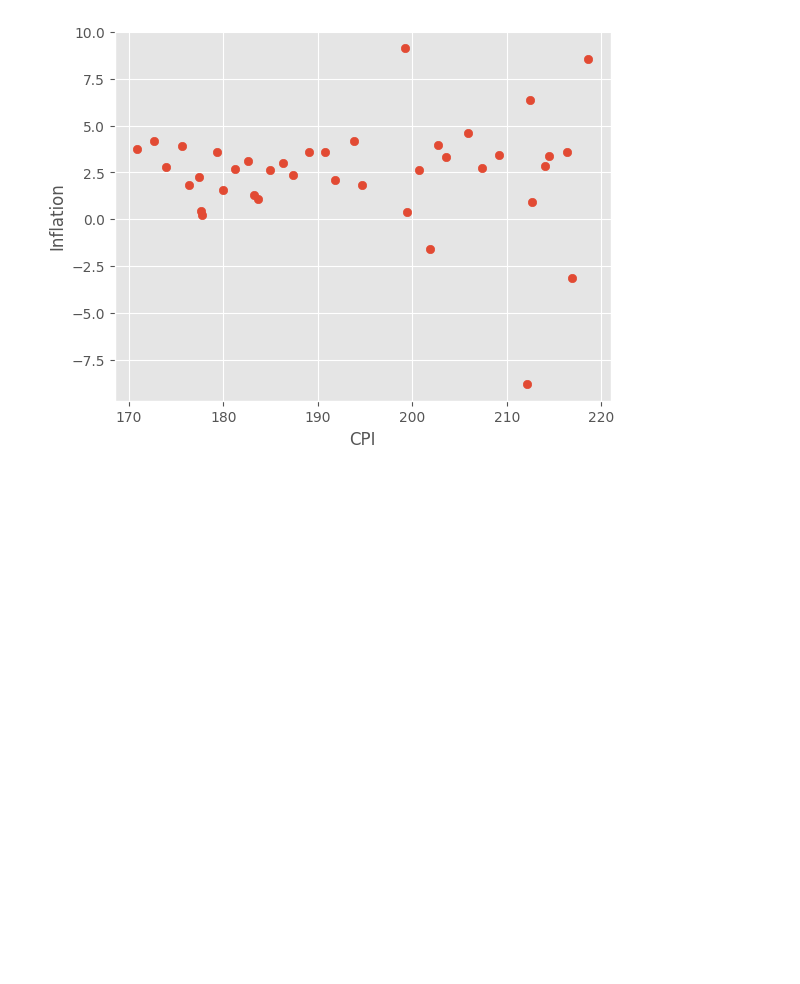
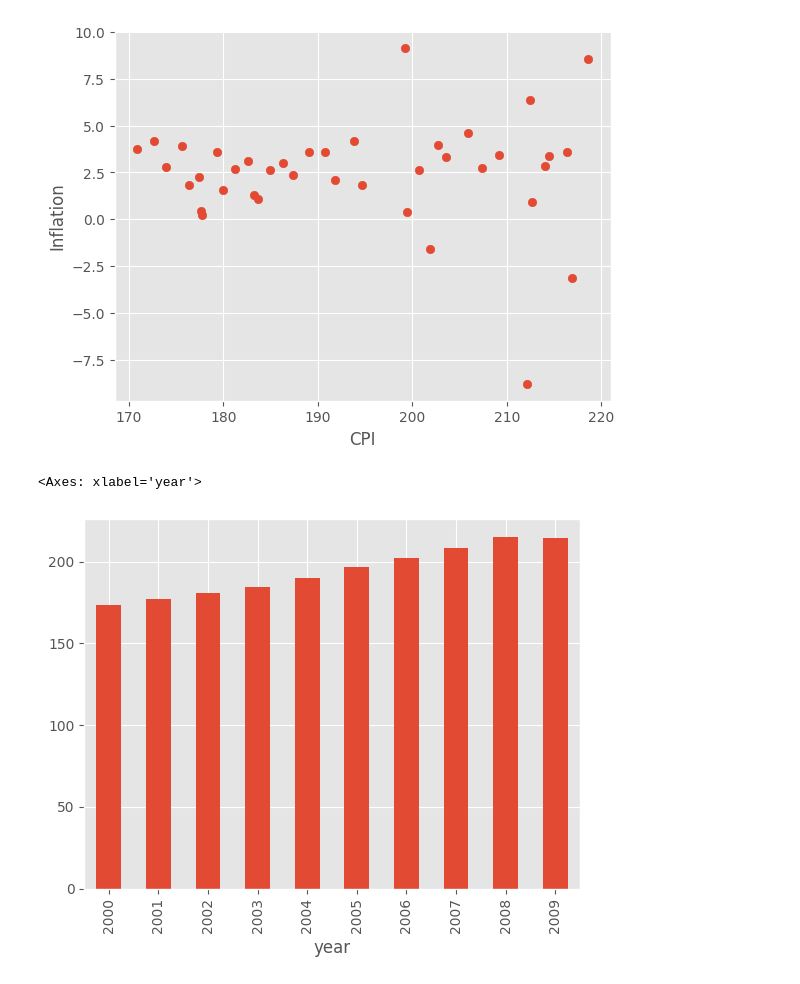
Before and after one commit to ayoub22222222/EDA_project, a Jupyter notebook: Untitled1.ipynb, the cells around one changed output. Saved outputs shown, nothing was run; the diff lists cells and outputs as text; code cells hidden in the pictures; blank space fills up the shorter version.

```diff
--- a/Untitled1.ipynb
+++ b/Untitled1.ipynb
@@ -239,3 +239,10 @@ plt.ylabel('Inflation')
 plt.show()
 # %% [output]
 [figure]
+# %%
+# grup by year anaysis
+
+new_ecom_data.groupby('year')['cpi'].mean().plot(kind='bar')
+# %% [output]
+<Axes: xlabel='year'>
+[figure, added]
```
Also changed, not shown: parts of 1 cell of this notebook.
